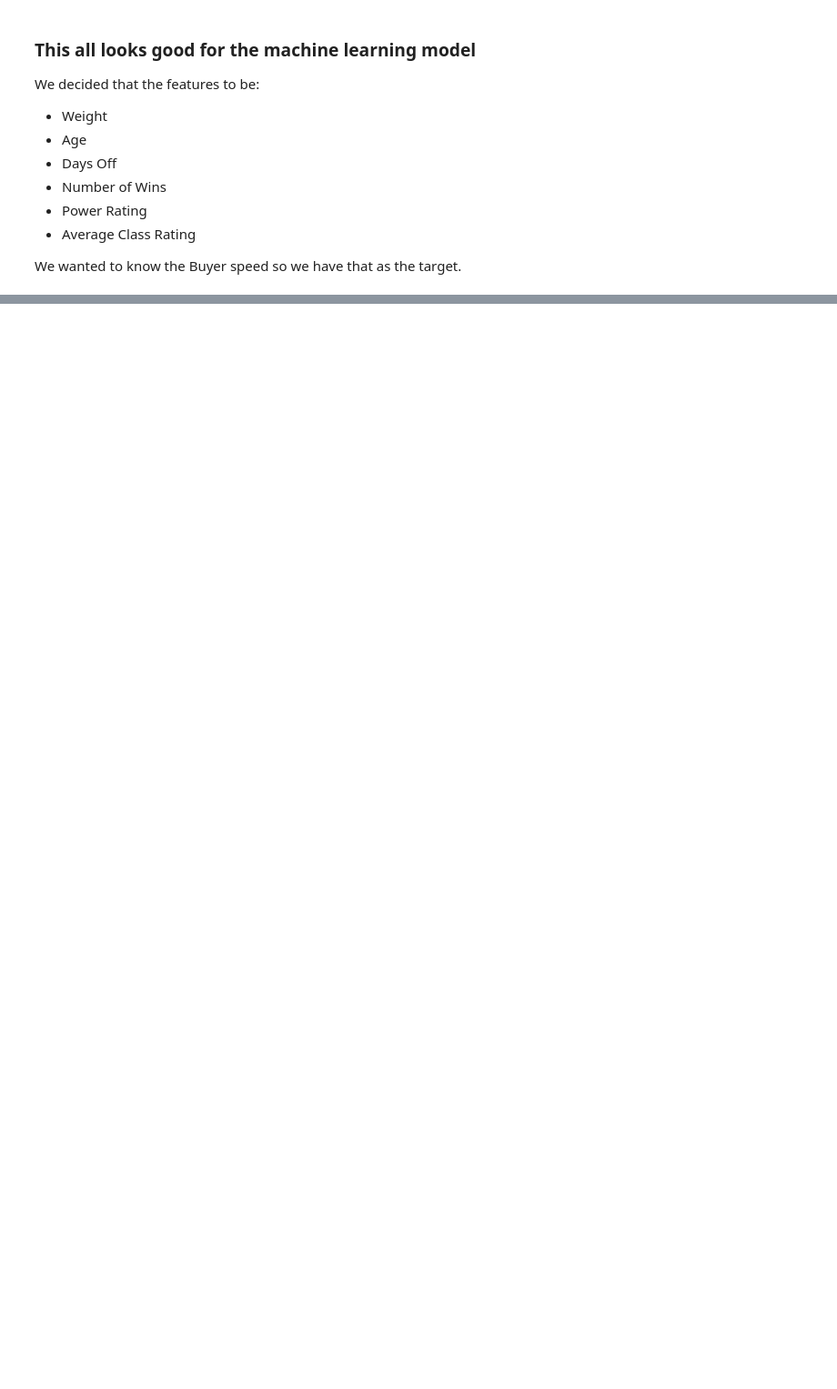
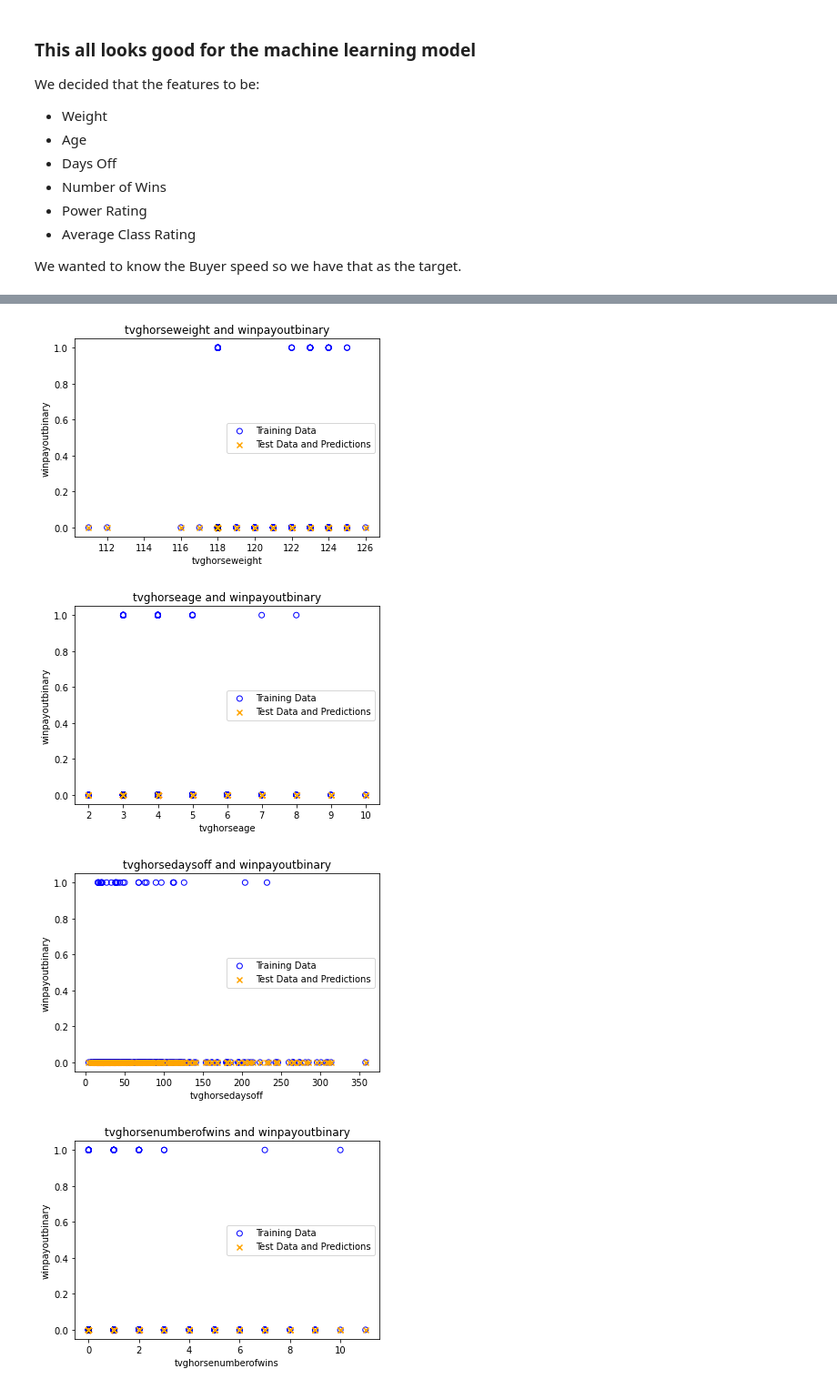
Before and after one commit to AymanSulaiman/stallion-statistics-dashboard, a Jupyter notebook: Dash-website/Data analysis for machine learning.ipynb, the cells around one changed output, grey strips where cells are left out. Shown at 91% size. Cells and saved outputs as stored; diff of their text form; code cells hidden in the pictures; blank space fills up the shorter version.

Commit message:
catagorised the horses to whether or not they have recieved a payout.  there is not enough data, about 2000 points after is has been cleaned.  we need about 10000.  the more the better.

```diff
--- a/Dash-website/Data analysis for machine learning.ipynb
+++ b/Dash-website/Data analysis for machine learning.ipynb
@@ -247,6 +287,6 @@ y = df_copy[target].values.reshape(-1,1)
 # %%
 from sklearn.model_selection import train_test_split
-X_train, X_test, y_train, y_test = train_test_split(X, y, test_size=0.33, random_state=42)
+X_train, X_test, y_train, y_test = train_test_split(X, y, test_size=0.20)
 # %%
 # scaling the data
 
@@ -339,0 +312,13 @@ MSE: 0.16379617411249137, R2: 0.8385768181424015
+# %%
+from sklearn.svm import SVC
+model = SVC(kernel='sigmoid', gamma=2)
+model.fit(X_train, y_train)
+predictions = model.predict(X_test)
+print(f'training score: {model.score(X_train, y_train)}')
+print(f'test score: {model.score(X_test, y_test)}')
+print(f'prediction score: {model.score(X_test, predictions)}')
+
+
+from sklearn.metrics import classification_report
+print(classification_report(y_test, predictions,
+                            target_names=['0','1']))
@@ -339,0 +337,49 @@ MSE: 0.16379617411249137, R2: 0.8385768181424015
+# %%
+features = [
+    'tvghorseweight',
+    'tvghorseage',
+    'tvghorsedaysoff',
+    'tvghorsenumberofwins',
+    'tvghorsepowerrating',
+    'tvghorseaverageclassrating',
+    'tvghorseaveragespeed'
+]
+target = 'winpayoutbinary'
+
+X = df_copy[features]
+y = df_copy[target].values.reshape(-1,1)
+
+from sklearn.model_selection import train_test_split
+X_train, X_test, y_train, y_test = train_test_split(X, y, test_size=0.2, random_state=42)
+
+# from sklearn.svm import SVC
+# model = SVC(kernel='sigmoid', gamma=2)
+# model.fit(X_train, y_train)
+# predictions = model.predict(X_test)
+# print(f'training score: {model.score(X_train, y_train)}')
+# print(f'prediction score: {model.score(X_test, predictions)}')
+
+
+
+for i in features:
+    from sklearn.svm import SVC
+    model = SVC(kernel='sigmoid', gamma=2)
+    model.fit(X_train, y_train)
+    predictions = model.predict(X_test)
+
+    m_train, c_train = np.polyfit(X_train[i], y_train, 1)
+    m_pred, c_pred = np.polyfit(X_test[i], predictions, 1)
+
+    plt.scatter(X_test[i], y_test, facecolors='none', edgecolor='blue', label='Training Data')
+    plt.scatter(X_test[i], predictions, marker='x',color='orange', label='Test Data and Predictions')
+
+    plt.xlabel(i)
+    plt.ylabel(target)
+    plt.legend()
+    plt.title(f'{i} and {target}')
+    plt.show()
+# %% [output]
+[figure, added]
+[figure, added]
+[figure, added]
+[figure, added]
```
Also changed, not shown: parts of 19 cells of this notebook.
